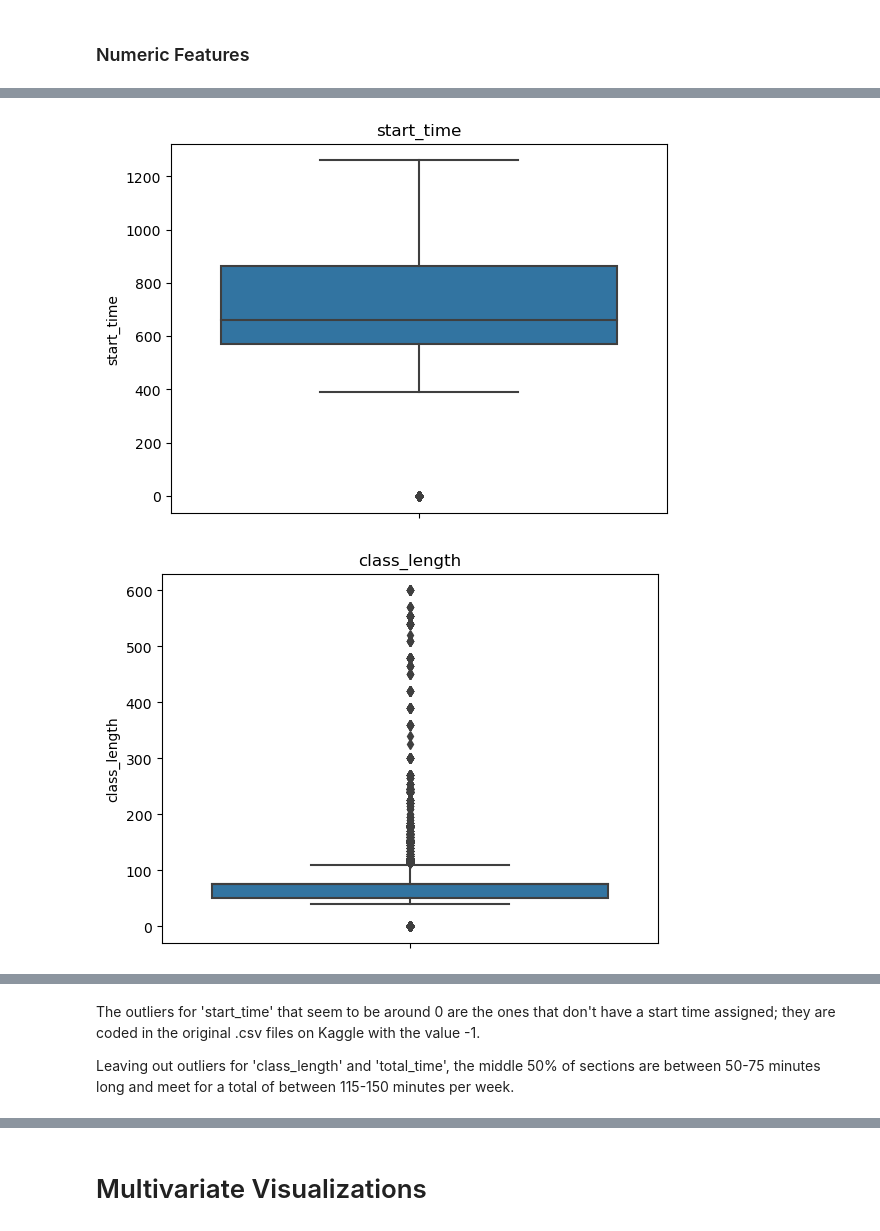
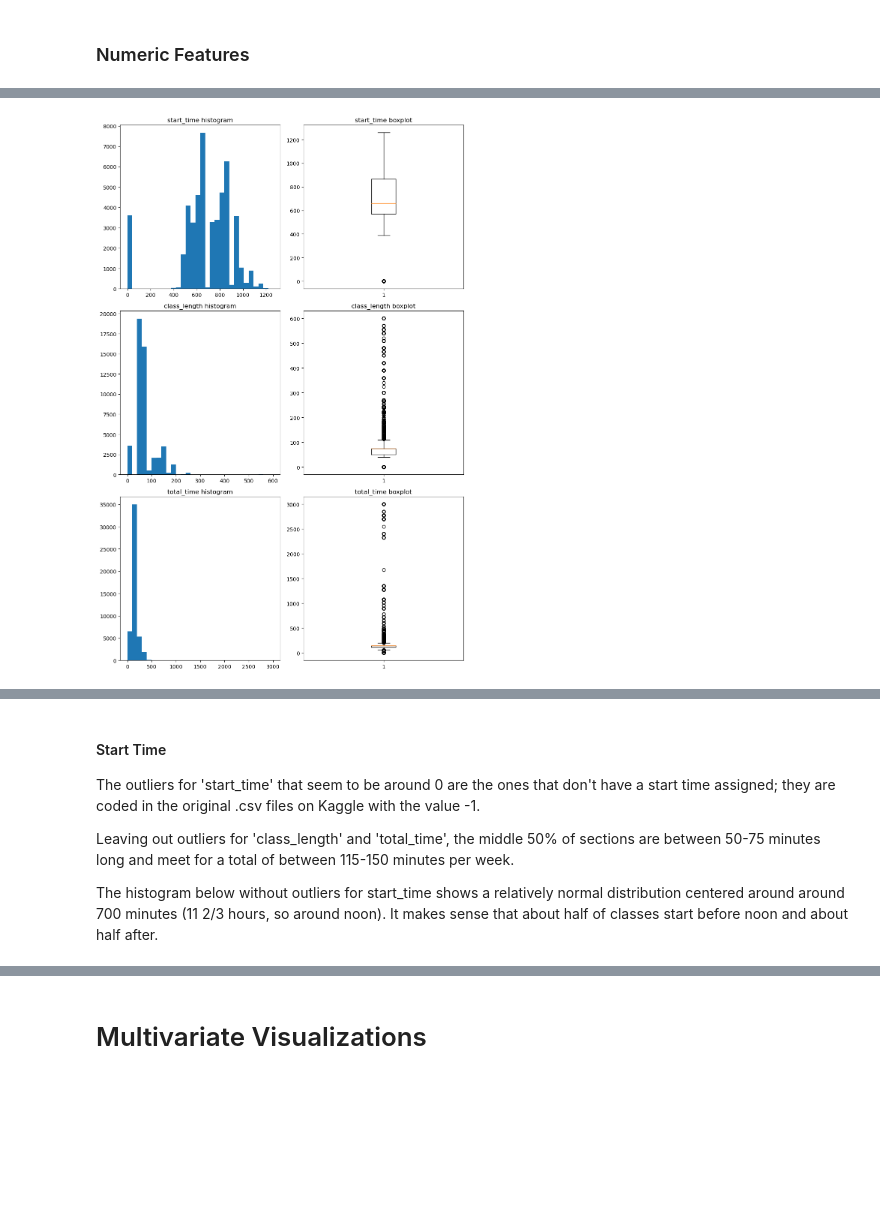
Before and after one commit to kellianneyang/predictive-academic-analytics, a Jupyter notebook: data_visualization.ipynb, the cells around one changed output, grey strips where cells are left out. Drawn from its saved outputs; the diff is of its cells as text; code cells hidden in the pictures; blank space fills up the shorter version.

Commit message:
finished data visualization notebook

```diff
--- a/data_visualization.ipynb
+++ b/data_visualization.ipynb
@@ -142,13 +137,3 @@ I'm not sure why the years 2012 and 2018 seem to have significantly fewer (almos
 More courses are offered in Fall than in Spring terms in general, so the breakdown by term looks normal. It looks like no Summer term courses are included in the dataset; they would be a very interesting addition. Students often wonder if they should take Summer courses, which are usually shorter in absolute duration, than semester-long classes.
 
 The distribution of course difficulty looks normal as well. Most courses are at the elementary/introductory level, then fewer students continue on to the intermediate then advanced courses, so there are fewer of those offered.
-# %%
-# visualize when courses meet
-# count plot with mon-weekend as bars (true values)
-
-for col in ['section_type', 'year', 'term', 'course_difficulty']:
-  col_name = col
-  plot = sns.countplot(data = df, x = col)
-  plot.set_title(col_name)
-  plt.show()
-  print('\n\n')
@@ -249,14 +225,21 @@ df.describe(include = 'number')
 # %%
 # make list of numeric features
 numeric_features = ['start_time', 'class_length', 'total_time']
+
+numeric_features_df = df[['start_time', 'class_length', 'total_time']]
 # %%
-# boxplots for numeric variables to see outliers
+# boxplots and histograms for numeric variables
 
-for col in numeric_features:
-  plot = sns.boxplot(data = df, y = col)
-  plot.set_title(col)
-  plt.show()
-  print('\n\n')
+fig, axes = plt.subplots(nrows = len(targets), ncols = 2, figsize = (10, 15))
+
+for i, col in enumerate(numeric_features_df):
+
+    axes[i][0].hist(df[col], bins = 30)
+    axes[i][0].set_title(f"{col} histogram")
+
+    axes[i][1].boxplot(df[col])
+    axes[i][1].set_title(f"{col} boxplot")
+
+plt.tight_layout()
 # %% [output]
-[figure, old version]
+[figure, new version]
-[figure, removed]
@@ -264,4 +246,8 @@ for col in numeric_features:
 # %% [markdown]
+#### Start Time
+
 The outliers for 'start_time' that seem to be around 0 are the ones that don't have a start time assigned; they are coded in the original .csv files on Kaggle with the value -1.
 
 Leaving out outliers for 'class_length' and 'total_time', the middle 50% of sections are between 50-75 minutes long and meet for a total of between 115-150 minutes per week.
+
+The histogram below without outliers for start_time shows a relatively normal distribution centered around around 700 minutes (11 2/3 hours, so around noon). It makes sense that about half of classes start before noon and about half after.
```
Also changed, not shown: parts of 39 cells of this notebook.
